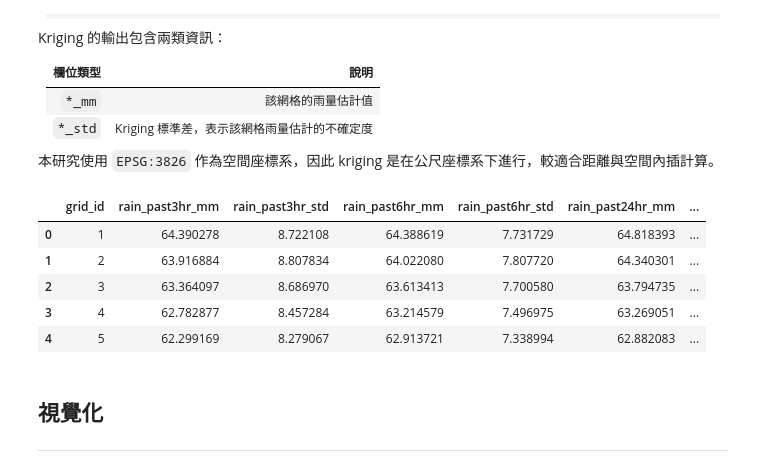
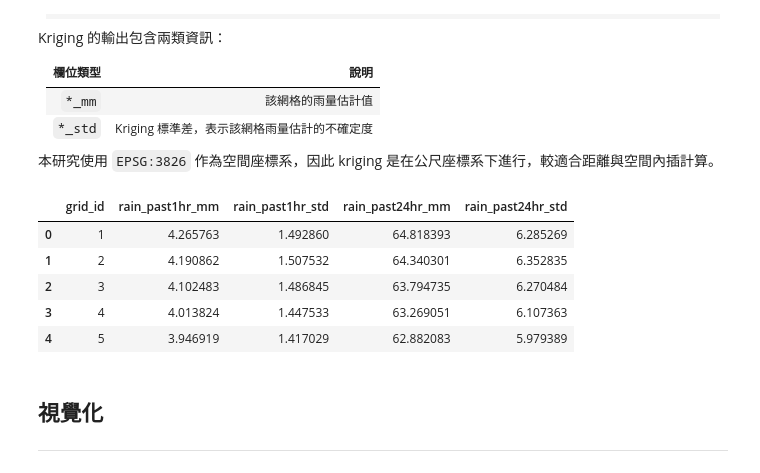
Before and after one commit to Chuang-ben/Final_project, a Jupyter notebook: final_02_post.ipynb, the cells around one changed output. Drawn from its saved outputs; the diff is of its cells as text; code cells hidden in the pictures.

```diff
--- a/final_02_post.ipynb
+++ b/final_02_post.ipynb
@@ -426,11 +394,11 @@ def kriging_to_grid(
 
 g_rain = g.copy()
 
-# ===== Past 3hr: 即時行車速度用 =====
-past3_pred, past3_var = kriging_to_grid(
-    rain_past3hr_station,
-    "rain_past3hr_mm",
-    "rain_past3hr",
+# ===== Past 1hr: 即時行車速度與淹水判斷用 =====
+past1_pred, past1_var = kriging_to_grid(
+    rain_past1hr_station,
+    "rain_past1hr_mm",
+    "rain_past1hr",
     variogram_model="spherical",
     nugget=0,
     sill=None,
@@ -438,62 +406,44 @@ past3_pred, past3_var = kriging_to_grid(
     n_closest_points=12,
 )
 
-g_rain["rain_past3hr_mm"] = past3_pred
-g_rain["rain_past3hr_var"] = past3_var
-g_rain["rain_past3hr_std"] = np.sqrt(np.clip(past3_var, 0, None))
-
-# ===== Past 6hr: 淹水判斷用 =====
-past6_pred, past6_var = kriging_to_grid(
-    rain_past6hr_station,
-    "rain_past6hr_mm",
-    "rain_past6hr",
-    variogram_model="spherical",
-    nugget=0,
-    sill=None,
-    range_m=10000,
-    n_closest_points=12,
-)
-
-g_rain["rain_past6hr_mm"] = past6_pred
-g_rain["rain_past6hr_var"] = past6_var
-g_rain["rain_past6hr_std"] = np.sqrt(np.clip(past6_var, 0, None))
+g_rain["rain_past1hr_mm"] = past1_pred
+g_rain["rain_past1hr_var"] = past1_var
+g_rain["rain_past1hr_std"] = np.sqrt(np.clip(past1_var, 0, None))
 
 # ===== Past 24hr: 坡地 / 土石流判斷用 =====
 past24_pred, past24_var = kriging_to_grid(
     rain_past24hr_station,
     "rain_past24hr_mm",
     "rain_past24hr",
     variogram_model="spherical",
     nugget=0,
     sill=None,
     range_m=15000,
     n_closest_points=16,
 )
 
 g_rain["rain_past24hr_mm"] = past24_pred
 g_rain["rain_past24hr_var"] = past24_var
 g_rain["rain_past24hr_std"] = np.sqrt(np.clip(past24_var, 0, None))
 
 display(
     g_rain[
         [
             "grid_id",
-            "rain_past3hr_mm",
-            "rain_past3hr_std",
-            "rain_past6hr_mm",
-            "rain_past6hr_std",
+            "rain_past1hr_mm",
+            "rain_past1hr_std",
             "rain_past24hr_mm",
             "rain_past24hr_std",
         ]
     ].head()
 )
 # %% [output]
-|  | grid_id | rain_past3hr_mm | rain_past3hr_std | rain_past6hr_mm | rain_past6hr_std | rain_past24hr_mm | ... |
-| 0 | 1 | 64.390278 | 8.722108 | 64.388619 | 7.731729 | 64.818393 | ... |
-| 1 | 2 | 63.916884 | 8.807834 | 64.022080 | 7.807720 | 64.340301 | ... |
-| 2 | 3 | 63.364097 | 8.686970 | 63.613413 | 7.700580 | 63.794735 | ... |
-| 3 | 4 | 62.782877 | 8.457284 | 63.214579 | 7.496975 | 63.269051 | ... |
-| 4 | 5 | 62.299169 | 8.279067 | 62.913721 | 7.338994 | 62.882083 | ... |
+|  | grid_id | rain_past1hr_mm | rain_past1hr_std | rain_past24hr_mm | rain_past24hr_std |
+| 0 | 1 | 4.265763 | 1.492860 | 64.818393 | 6.285269 |
+| 1 | 2 | 4.190862 | 1.507532 | 64.340301 | 6.352835 |
+| 2 | 3 | 4.102483 | 1.486845 | 63.794735 | 6.270484 |
+| 3 | 4 | 4.013824 | 1.447533 | 63.269051 | 6.107363 |
+| 4 | 5 | 3.946919 | 1.417029 | 62.882083 | 5.979389 |
 # %% [markdown]
 ## 視覺化
 ---
```
Also changed, not shown: parts of 10 cells of this notebook, 2 other files.
